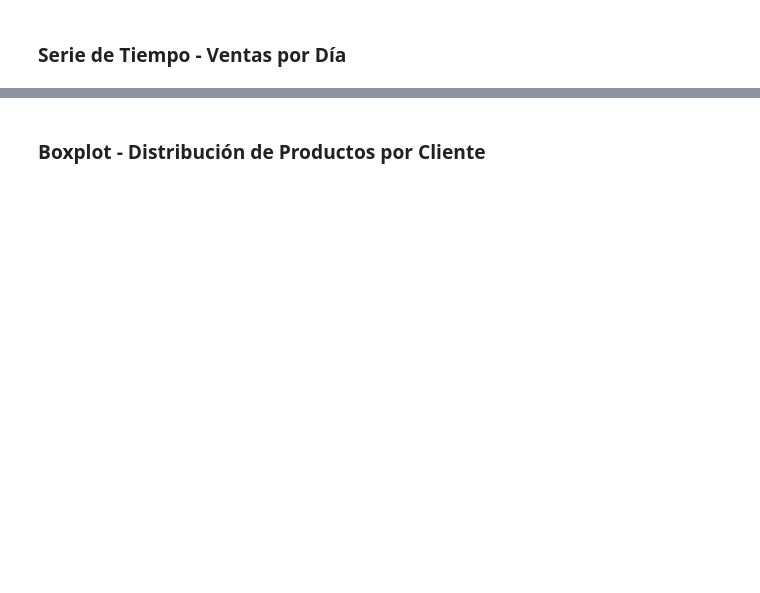
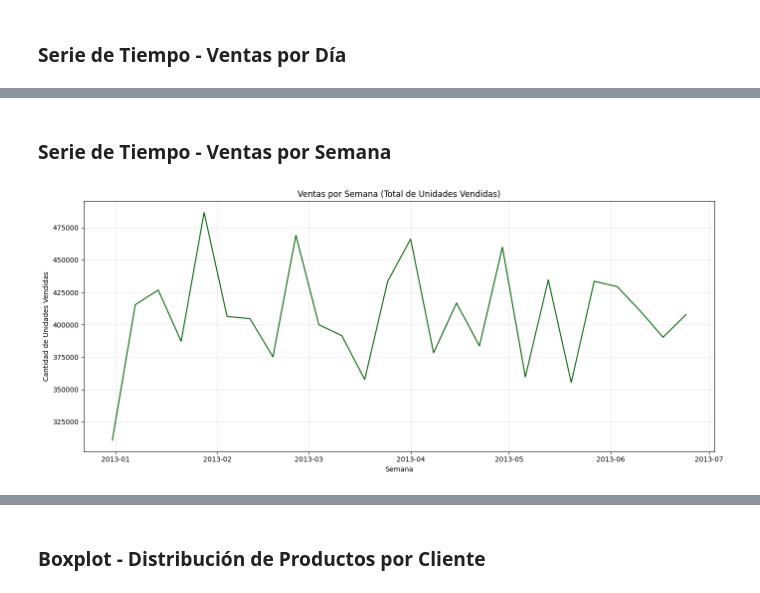
Before and after one commit to BrianMatasca/proyecto-final-distribuidos, a Jupyter notebook: taller_dashboard.ipynb, the cells around one changed output, grey strips where cells are left out. Cells and saved outputs as stored; diff of their text form; code cells hidden in the pictures; blank space fills up the shorter version.

```diff
--- a/taller_dashboard.ipynb
+++ b/taller_dashboard.ipynb
@@ -153,0 +157,23 @@ plt.show()
+# %% [markdown]
+### Serie de Tiempo - Ventas por Semana
+# %%
+all_transactions_df['date'] = pd.to_datetime(all_transactions_df['date'])
+
+ventas_por_semana = (
+    all_transactions_df
+    .groupby(all_transactions_df['date'].dt.to_period('W'))['num_products']
+    .sum()
+)
+
+ventas_por_semana.index = ventas_por_semana.index.to_timestamp()
+
+plt.figure(figsize=(14, 6))
+plt.plot(ventas_por_semana.index, ventas_por_semana.values, color='darkgreen', linewidth=1.5)
+plt.title('Ventas por Semana (Total de Unidades Vendidas)')
+plt.xlabel('Semana')
+plt.ylabel('Cantidad de Unidades Vendidas')
+plt.grid(True, alpha=0.3)
+plt.tight_layout()
+plt.show()
+# %% [output]
+[figure, added]
```
Also changed, not shown: parts of 32 cells of this notebook, 4 other files.
